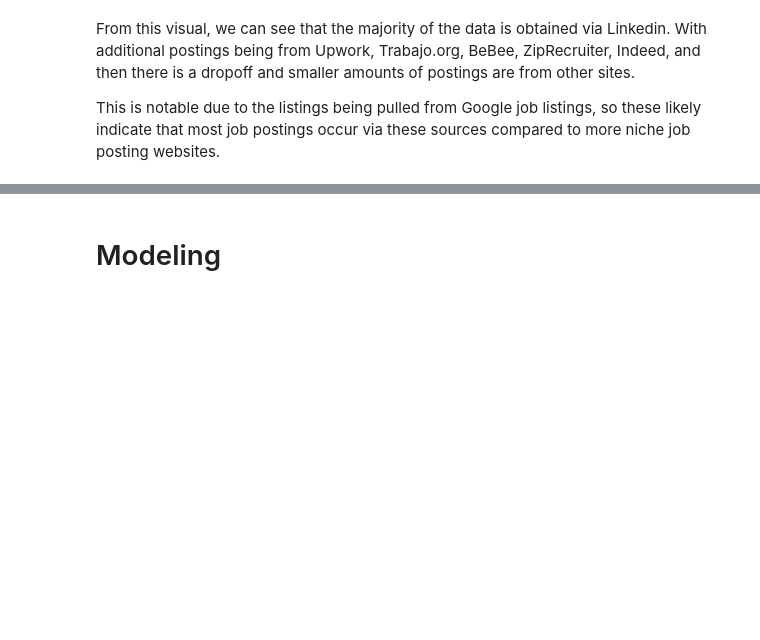
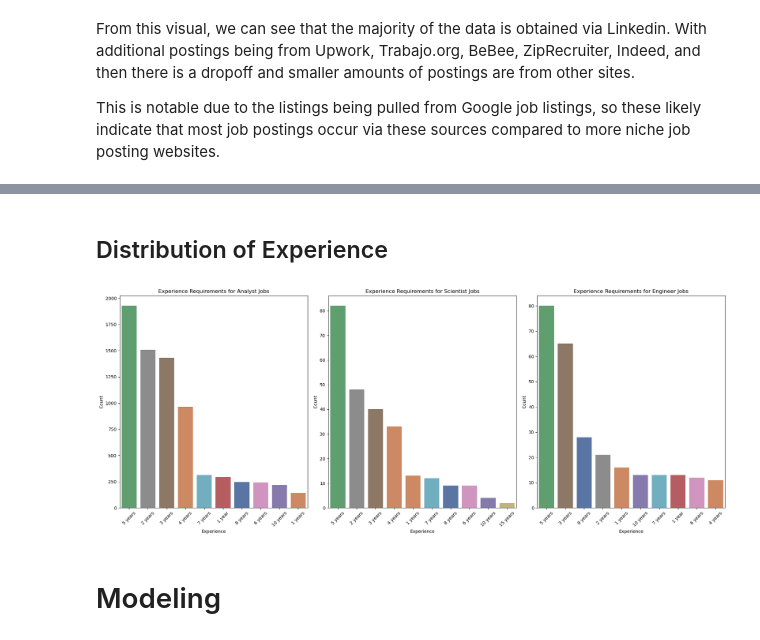
Before and after one commit to CSergiy/Data_Science_Job_Analysis, a Jupyter notebook: Notebooks/Data Science Job Analysis.ipynb, the cells around one changed output, grey strips where cells are left out. Drawn from its saved outputs; the diff is of its cells as text; code cells hidden in the pictures; blank space fills up the shorter version.

```diff
--- a/Notebooks/Data Science Job Analysis.ipynb
+++ b/Notebooks/Data Science Job Analysis.ipynb
@@ -483,3 +456,52 @@ plt.show()
+# %% [markdown]
+## Distribution of Experience
+# %%
+# Set up the grid and figure size
+plt.figure(figsize=(20, 8))
+
+# Create a color palette for the experience categories
+unique_experience = df['experience'].dropna().unique()
+experience_palette = sns.color_palette("deep", n_colors=len(unique_experience))
+exp_color_map = dict(zip(unique_experience, experience_palette))
+
+# Visualization for Analyst Experience Requirements
+plt.subplot(1, 3, 1)  # 1 row, 3 columns, position 1
+experience_counts_analyst = analyst_jobs['experience'].value_counts().head(10)
+sns.barplot(x=experience_counts_analyst.index,
+            y=experience_counts_analyst.values,
+            palette=exp_color_map)
+plt.xticks(rotation=45)
+plt.title('Experience Requirements for Analyst Jobs')
+plt.ylabel('Count')
+plt.xlabel('Experience')
+
+# Visualization for Scientist Experience Requirements
+plt.subplot(1, 3, 2)  # 1 row, 3 columns, position 2
+experience_counts_scientist = scientist_jobs['experience'].value_counts().head(10)
+sns.barplot(x=experience_counts_scientist.index,  # Use scientist counts here
+            y=experience_counts_scientist.values,  # Use scientist counts here
+            palette=exp_color_map)
+plt.xticks(rotation=45)
+plt.title('Experience Requirements for Scientist Jobs')
+plt.ylabel('Count')
+plt.xlabel('Experience')
+
+# Visualization for Engineer Experience Requirements
+plt.subplot(1, 3, 3)  # 1 row, 3 columns, position 3
+experience_counts_engineer = engineer_jobs['experience'].value_counts().head(10)
+sns.barplot(x=experience_counts_engineer.index,  # Use engineer counts here
+            y=experience_counts_engineer.values,  # Use engineer counts here
+            palette=exp_color_map)
+plt.xticks(rotation=45)
+plt.title('Experience Requirements for Engineer Jobs')
+plt.ylabel('Count')
+plt.xlabel('Experience')
+
+# Adjust layout to prevent overlap
+plt.tight_layout()
+plt.show()
+# %% [output]
+[figure, added]
 # %% [markdown]
 # Modeling
 # %% [markdown]
```
Also changed, not shown: parts of 16 cells of this notebook.
